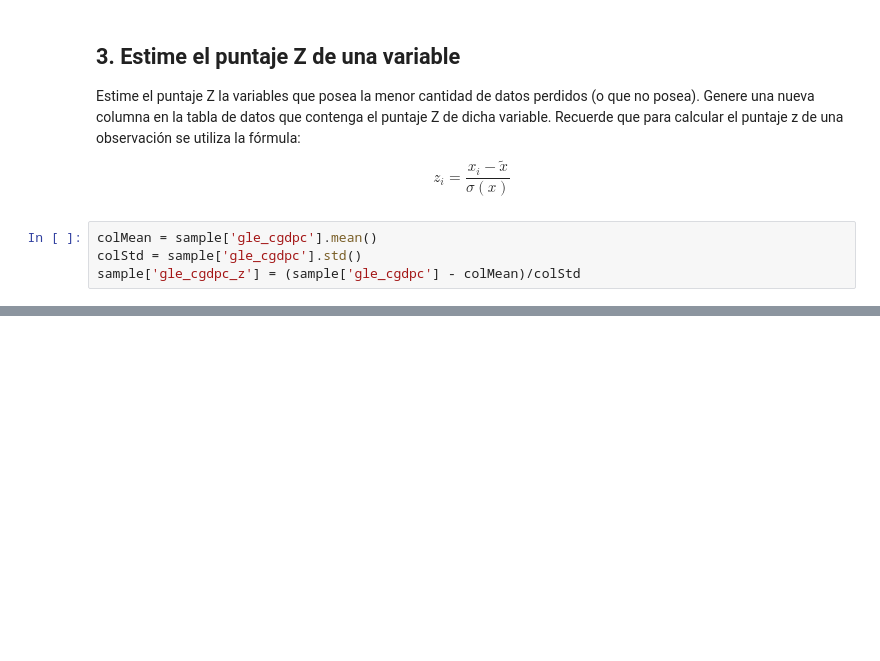
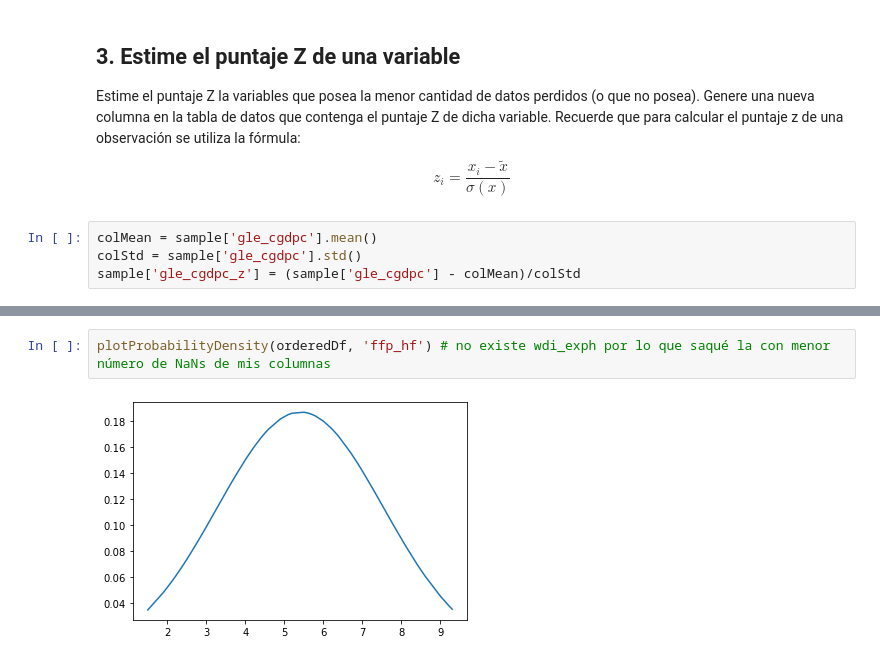
Before and after one commit to Japsz/DesafioLatam, a Jupyter notebook: Unidad 2/Semana 3 - Variables Aleatorias y gráficos/desafio 2/desafio2.ipynb, the cells around one changed output, grey strips where cells are left out. Drawn from its saved outputs; the diff is of its cells as text; blank space fills up the shorter version.

```diff
--- a/Unidad 2/Semana 3 - Variables Aleatorias y gráficos/desafio 2/desafio2.ipynb
+++ b/Unidad 2/Semana 3 - Variables Aleatorias y gráficos/desafio 2/desafio2.ipynb
@@ -61,0 +124,4 @@ Name: gle_cgdpc_z, Length: 97, dtype: float64
+# %%
+plotProbabilityDensity(orderedDf, 'ffp_hf') # no existe wdi_exph por lo que saqué la con menor número de NaNs de mis columnas
+# %% [output]
+[figure, added]
```
Also changed, not shown: parts of 11 cells of this notebook, 1 other file.
